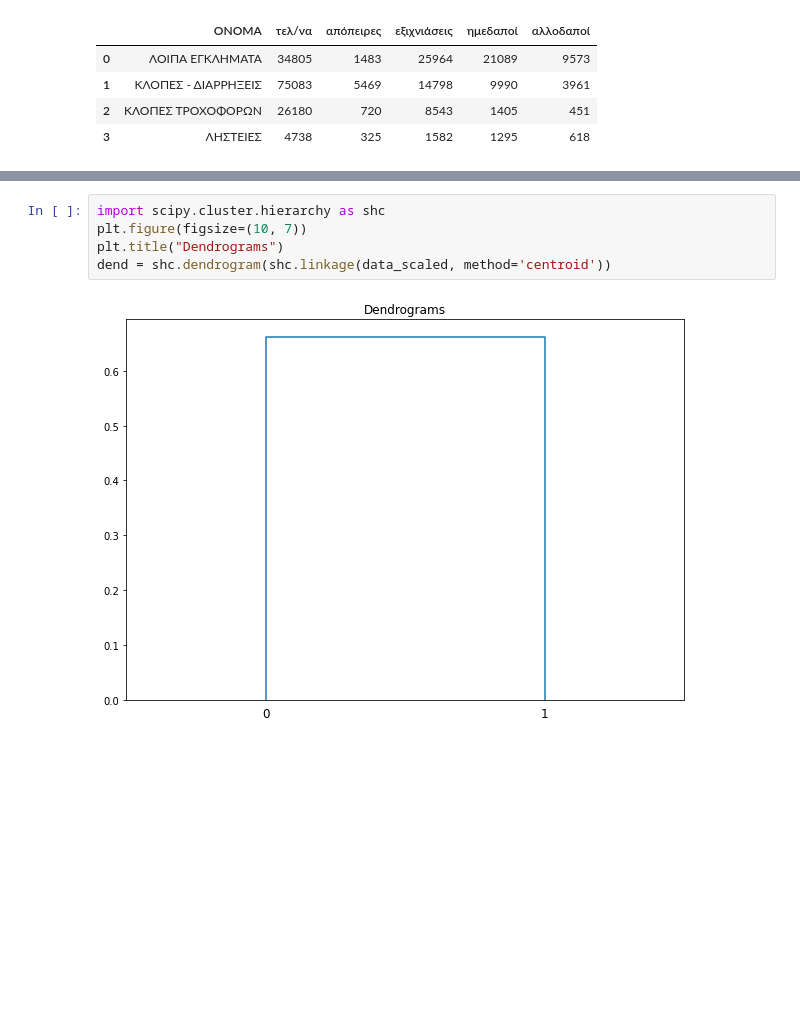
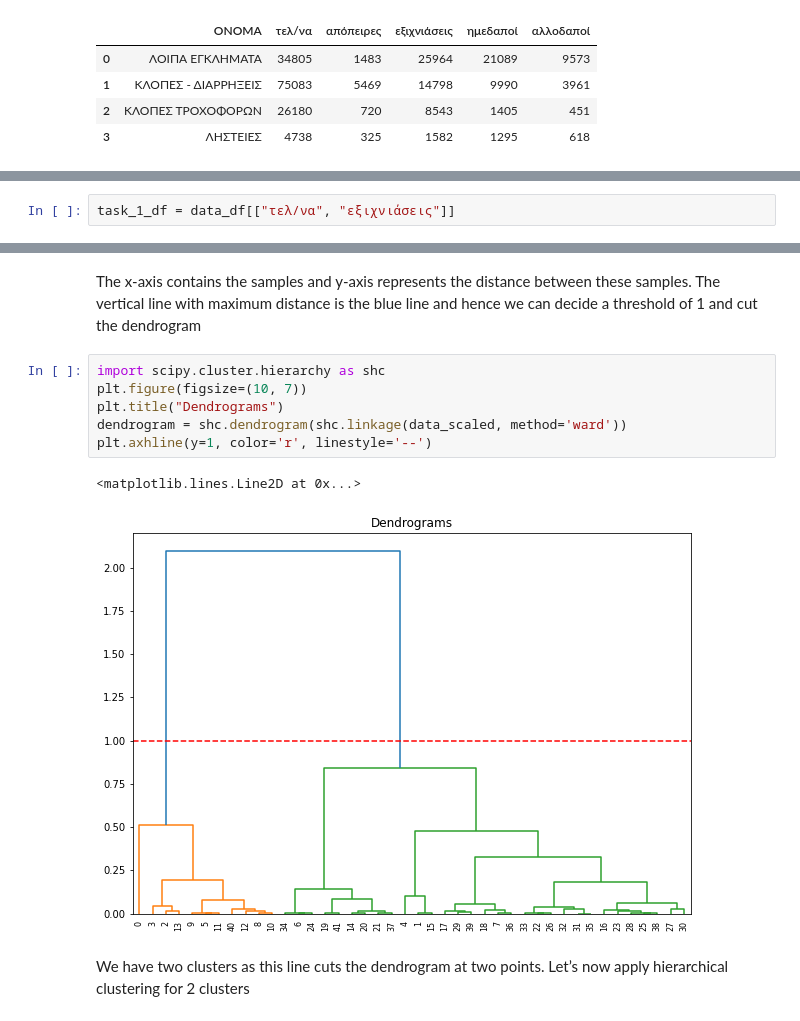
Before and after one commit to gbouzioto/data_mining_master_2020, a Jupyter notebook: exercise_3/crimes/crime.ipynb, the cells around one changed output, grey strips where cells are left out. Cells and saved outputs as stored; diff of their text form; blank space fills up the shorter version.

Commit message:
Updated task_2

```diff
--- a/exercise_3/crimes/crime.ipynb
+++ b/exercise_3/crimes/crime.ipynb
@@ -66,3 +62,5 @@ task_1_df.head()
+# %%
+task_1_df = data_df[["τελ/να", "εξιχνιάσεις"]]
 # %% [markdown]
 We have to normalize the data so that the scale of each variable is the same. Why is this important?
 
@@ -80,7 +81,15 @@ data_scaled.head()
+# %% [markdown]
+The x-axis contains the samples and y-axis represents the distance between these samples.
+The vertical line with maximum distance is the blue line and hence we can decide a threshold of 1 and cut the dendrogram
 # %%
 import scipy.cluster.hierarchy as shc
 plt.figure(figsize=(10, 7))
 plt.title("Dendrograms")
-dend = shc.dendrogram(shc.linkage(data_scaled, method='centroid'))
+dendrogram = shc.dendrogram(shc.linkage(data_scaled, method='ward'))
+plt.axhline(y=1, color='r', linestyle='--')
 # %% [output]
+<matplotlib.lines.Line2D at 0x...>
-[figure, old version]
+[figure, new version]
+# %% [markdown]
+We have two clusters as this line cuts the dendrogram at two points.
+Let’s now apply hierarchical clustering for 2 clusters
```
Also changed, not shown: parts of 17 cells of this notebook.
